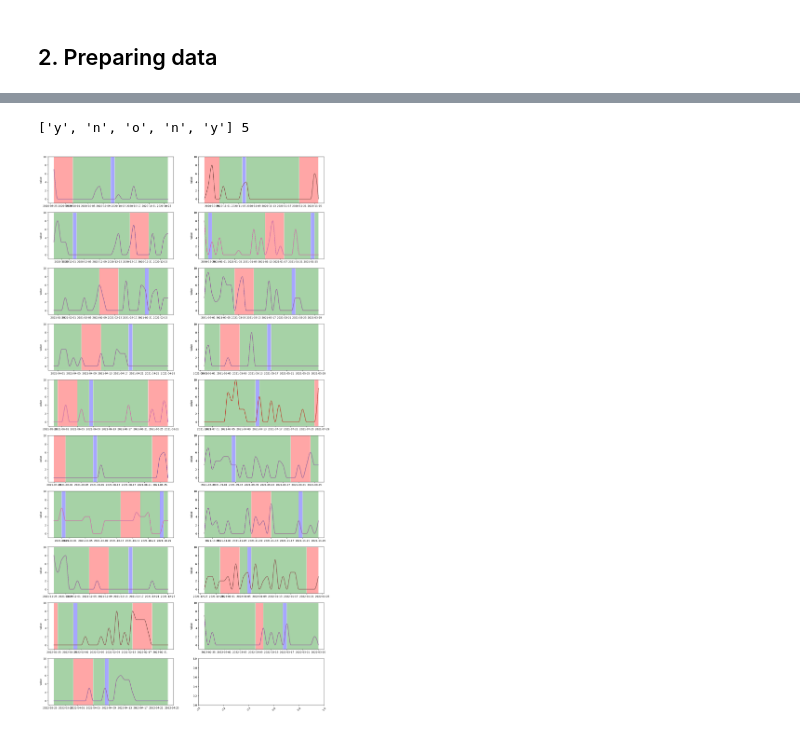
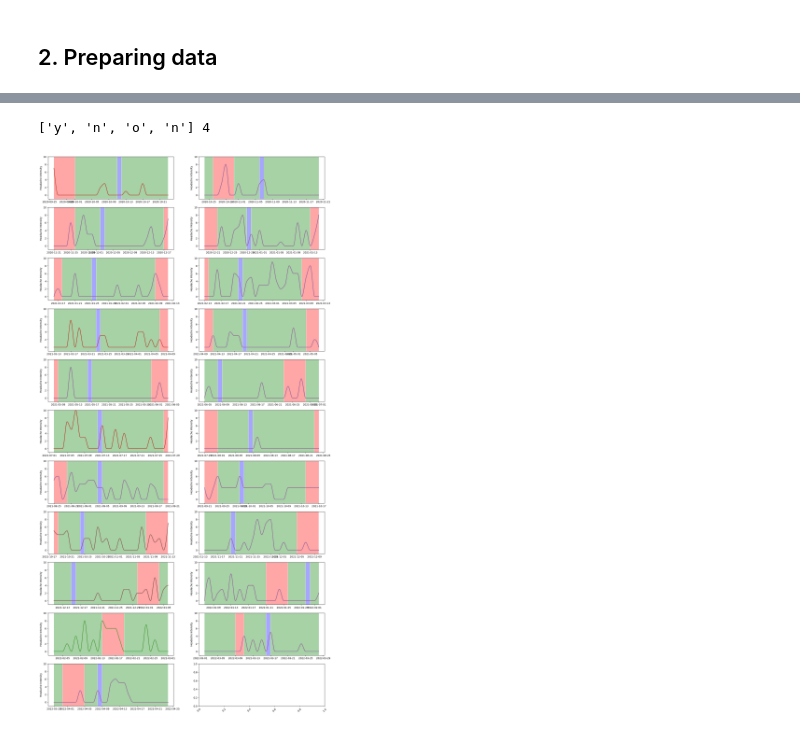
Before and after one commit to svetaku/Health-Visualization-Project, a Jupyter notebook: health_graph.ipynb, the cells around one changed output, grey strips where cells are left out. Drawn from its saved outputs; the diff is of its cells as text; code cells hidden in the pictures.

```diff
--- a/health_graph.ipynb
+++ b/health_graph.ipynb
@@ -165,3 +179,0 @@ def smooth_period(df_smooth, y_dates, o_dates):
-# %%
-df_smooth_period = smooth_period(df_smooth, y_dates, o_dates)
-sns.lineplot(data=df_smooth_period, x=df_smooth_period.index, y = df_smooth_period['value'])
@@ -170,0 +180,3 @@ sns.lineplot(data=df_smooth_period, x=df_smooth_period.index, y = df_smooth_peri
+# %%
+df_hourly = period_hourly(df_hourly, y_dates, o_dates)
+df_hourly.head()
@@ -176,7 +195,7 @@ def label_span(df_smooth_period):
     labels=[]
 
     for index, row in df_smooth_period.iterrows():
-        label = row['period']
+        label = row['Period']
         if label != label0:
             datespans.append(datespan)
             labels.append(label)
@@ -193,43 +212,43 @@ def label_span(df_smooth_period):
 
     return labels, datespans
 # %%
-labels, datespans = label_span(df_smooth_period)
+labels, datespans = label_span(df_hourly)
 print(labels, len(datespans))
 # %% [output]
-['y', 'n', 'o', 'n', 'y'] 5
+['y', 'n', 'o', 'n'] 4
 # %%
 fig, axes = plt.subplots(nrows = 10, ncols =2)
 fig.set_size_inches(20,40)
 row_coord = 0
 col_coord = 0
 ind = 0
 
 for df in split_dfs:
-    df_smooth, index_hourly = smooth_migraine(df)
+    df_hourly, index_hourly = migraine_hourly(df)
     y_dates, o_dates = period_lists(df)
-    df_smooth_period = smooth_period(df_smooth, y_dates, o_dates)
-    labels, datespans = label_span(df_smooth_period)
+    df_hourly = period_hourly(df_hourly, y_dates, o_dates)
+    labels, datespans = label_span(df_hourly)
     ax = axes[row_coord, col_coord]
 
-    y = df_smooth_period['value']
+    y = df_hourly['Headache Intensity']
     ax.set_ylim([-1, 10])
     plt.xticks(rotation=45)
     for label, span in zip(labels, datespans):
         if label=='y':
             ax.axvspan(span[0], span[-1], alpha=0.35, facecolor='red')
         if label=='n':
             ax.axvspan(span[0], span[-1], alpha=0.35, facecolor='green')
         if label=='o':
             ax.axvspan(span[0], span[-1], alpha=0.35, facecolor='blue')
-        sns.lineplot(data=df_smooth_period, x=df_smooth_period.index, y=y, ax=ax)
+        sns.lineplot(data=df_hourly, x=df_hourly.index, y=y, ax=ax)
 
 
 
     if ind % 2 == 0:
         col_coord = 1
     else:
         row_coord += 1
         col_coord=0
     ind += 1
 # %% [output]
-[figure, old version]
+[figure, new version]
```
Also changed, not shown: parts of 20 cells of this notebook.
